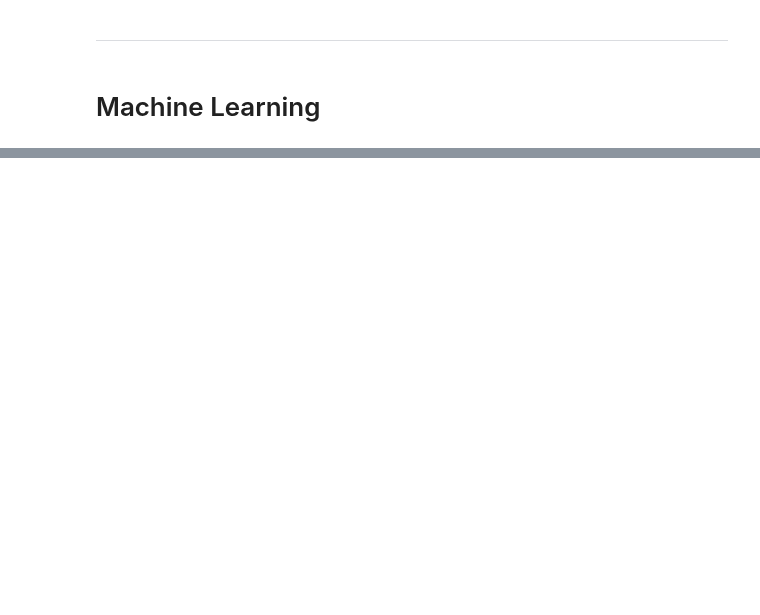
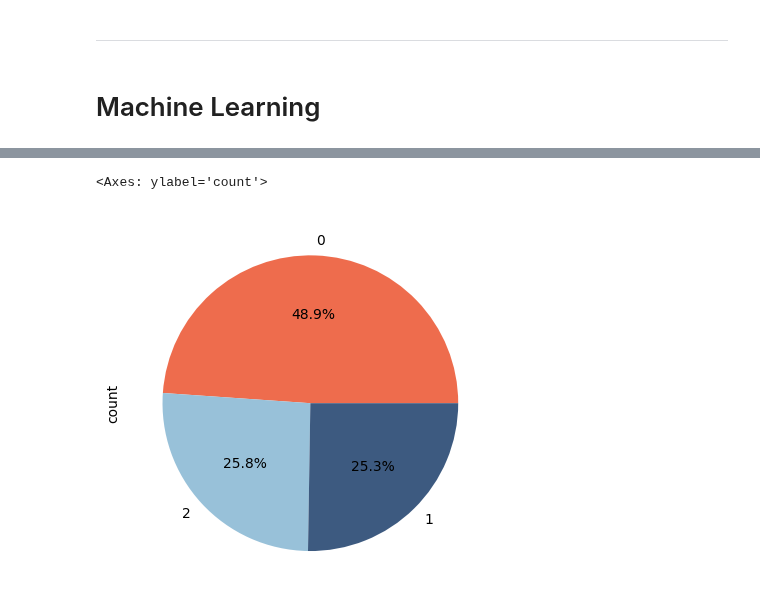
Before and after one commit to IgnacioGB1990/Data_Desafio, a Jupyter notebook: Cleaning/EDA_IGB.ipynb, the cells around one changed output, grey strips where cells are left out. Saved outputs shown, nothing was run; the diff lists cells and outputs as text; code cells hidden in the pictures; blank space fills up the shorter version.

```diff
--- a/Cleaning/EDA_IGB.ipynb
+++ b/Cleaning/EDA_IGB.ipynb
@@ -567,3 +691,11 @@ KMeans(n_clusters=3, random_state=42)
+# %%
+kmeans = KMeans(n_clusters = 3, random_state=42).fit(df)
+
+df = pd.DataFrame({"Data": kmeans.labels_})
+df["Data"].value_counts().plot.pie(autopct="%.1f%%")
+# %% [output]
+<Axes: ylabel='count'>
+[figure, added]
 # %%
 # Here we can see the N number of centroids of each cluster
 kmeans.cluster_centers_
```
Also changed, not shown: parts of 30 cells of this notebook.
